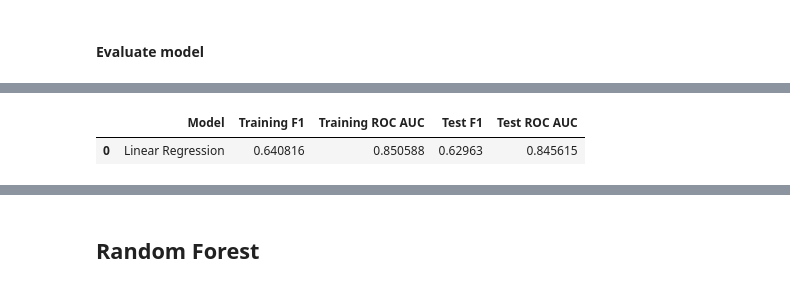
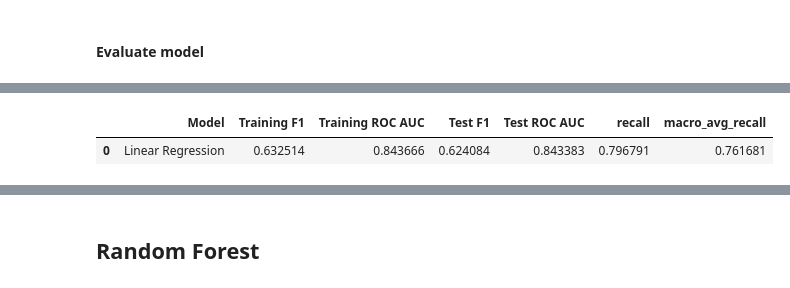
Before and after one commit to mewpunyapat/customer-churn-prediction, a Jupyter notebook: notebooks/modeling_classical_ml.ipynb, the cells around one changed output, grey strips where cells are left out. Cells and saved outputs as stored; diff of their text form; code cells hidden in the pictures.

Commit message:
Add markdown description & refine model

```diff
--- a/notebooks/modeling_classical_ml.ipynb
+++ b/notebooks/modeling_classical_ml.ipynb
@@ -95,6 +100,6 @@ Implications:
 # %%
 models = {
-    'Logistic Regression': LogisticRegression(max_iter=1000, random_state=42),
+    'Logistic Regression': LogisticRegression(class_weight='balanced', random_state=42),
     'Random Forest': RandomForestClassifier(class_weight='balanced', random_state=42),
     'XGBoost': XGBClassifier(use_label_encoder=False, eval_metric='logloss')
 }
@@ -169,16 +177,12 @@ Insights
 #### Hyperparameter tuning
 # %%
 param_grid = {
-    'C': [0.001, 0.01, 0.1, 1, 10],
+    'C': [0.001, 0.01, 0.1, 1, 10, 100],
     'penalty': ['l1', 'l2'],
     'solver': ['liblinear', 'saga'],
-    'class_weight': [None, 'balanced']
 }
 
-scoring = {'f1': make_scorer(f1_score), 'roc_auc': 'roc_auc'}
-
-# Perform grid search
-grid_search = GridSearchCV(results['Logistic Regression']['model'], param_grid, cv=cv_strategy, scoring=scoring, refit='f1', n_jobs=-1)
+grid_search = GridSearchCV(results['Logistic Regression']['model'], param_grid, cv=cv_strategy, scoring='recall', n_jobs=-1)
 grid_search.fit(X_train, y_train)
 
 print("Best Parameters:", grid_search.best_params_)
@@ -194,10 +194,0 @@ Best F1 Score from CV: 0.6379154906361695
-# %%
-# 3. Threshold optimization using training data
-# Method 1: Using a validation split from training data
-X_train_sub, X_val, y_train_sub, y_val = train_test_split(X_train, y_train,
-                                                          test_size=0.2,
-                                                          random_state=42,
-                                                          stratify=y_train)
-
-# Fit on sub-training data
-lr_model.fit(X_train_sub, y_train_sub)
@@ -227,5 +195,5 @@ Optimal threshold for recall: 0.100 (score: 0.9933)
 # %% [markdown]
 #### Evaluate model
 # %%
-res = model_evaluation(lr_model, X_train, y_train, X_test, y_test, threshold=0.55)
+res = model_evaluation(lr_model, X_train, y_train, X_test, y_test)
 # %% [output]
@@ -249,10 +224,10 @@ Precision Rate:     55.5% (How accurate are our churn predictions?)
 # %%
-lr_performance = pd.DataFrame(['Linear Regression', res['train_f1'], res['train_roc_auc'], res['test_f1'], res['test_roc_auc']]).transpose()
-lr_performance.columns = ['Model', 'Training F1', 'Training ROC AUC', 'Test F1', 'Test ROC AUC']
+lr_performance = pd.DataFrame(['Linear Regression', res['train_f1'], res['train_roc_auc'], res['test_f1'], res['test_roc_auc'], res['recall_churn'], res['macro_recall']]).transpose()
+lr_performance.columns = ['Model', 'Training F1', 'Training ROC AUC', 'Test F1', 'Test ROC AUC', 'recall', 'macro_avg_recall']
 lr_performance
 # %% [output]
-|  | Model | Training F1 | Training ROC AUC | Test F1 | Test ROC AUC |
-| 0 | Linear Regression | 0.640816 | 0.850588 | 0.62963 | 0.845615 |
+|  | Model | Training F1 | Training ROC AUC | Test F1 | Test ROC AUC | recall | macro_avg_recall |
+| 0 | Linear Regression | 0.632514 | 0.843666 | 0.624084 | 0.843383 | 0.796791 | 0.761681 |
 # %%
 feature_importance = pd.Series(lr_model.coef_[0], index=X_test.columns).sort_values(ascending=False)
 print(feature_importance.head(10))
```
Also changed, not shown: parts of 36 cells of this notebook, 3 other files.
